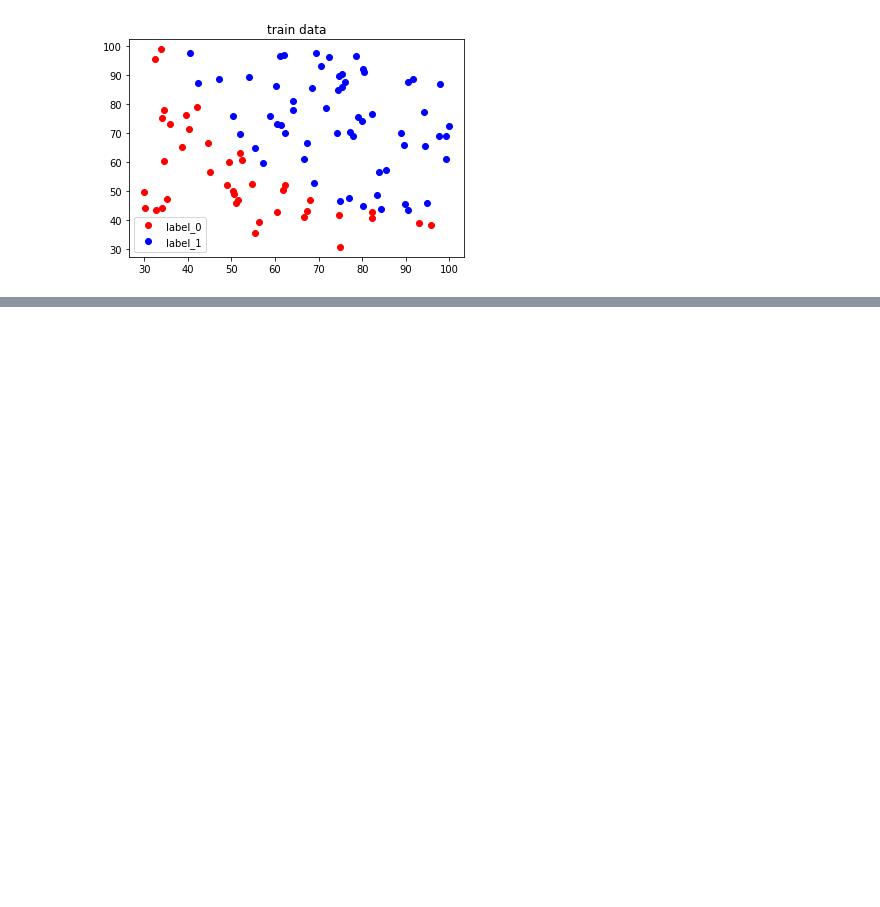
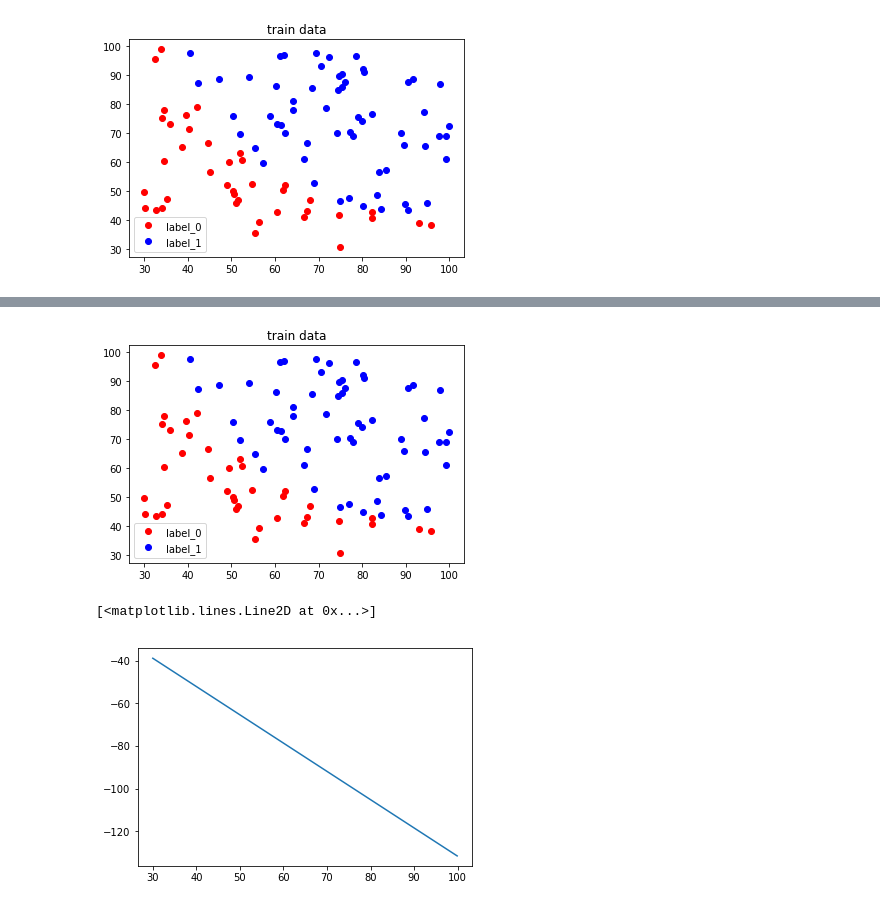
Before and after one commit to 2033329616/PyTorch, a Jupyter notebook: basic/2_多层全连接神经网络.ipynb, the cells around one changed output, grey strips where cells are left out. Cells and saved outputs as stored; diff of their text form; code cells hidden in the pictures; blank space fills up the shorter version.

Commit message:
update file about logistic regression

```diff
--- a/basic/2_多层全连接神经网络.ipynb
+++ b/basic/2_多层全连接神经网络.ipynb
@@ -300,0 +317,15 @@ next(g).shape
+# %%
+# 2.定义模型、损失函数及优化方法
+class LogisticRegression(nn.Module):
+    def __init__(self):
+        super().__init__()
+        self.linear = nn.Linear(2, 1)   # 模型两个特征，一个输出
+        self.sigm   = nn.Sigmoid()
+    def forward(self, x):
+        x = self.linear(x)
+        out = self.sigm(x)
+        return out
+logistic_model = LogisticRegression().cuda() if torch.cuda.is_available() \
+                 else LogisticRegression()
+criterion = nn.BCELoss()
+optimizer = optim.SGD(logistic_model.parameters(), lr=1e-3, momentum=0.9)
@@ -300,0 +387,13 @@ next(g).shape
+# %%
+# 4.绘制拟合曲线
+mydata = get_data('data.txt')
+w0, w1 = logistic_model.linear.weight[0]      # 模型得到的变量均为Variable类型
+w0, w1 = w0.data.numpy(), w1.data.numpy()
+b = logistic_model.linear.bias.data.numpy()
+plot_x = np.arange(30, 100, 0.1)
+plot_y = (-w0 * plot_x - b) / w1
+plt.plot(plot_x, plot_y)
+# %% [output]
+[figure, added]
+[<matplotlib.lines.Line2D at 0x...>]
+[figure, added]
```
Also changed, not shown: parts of 13 cells of this notebook.
